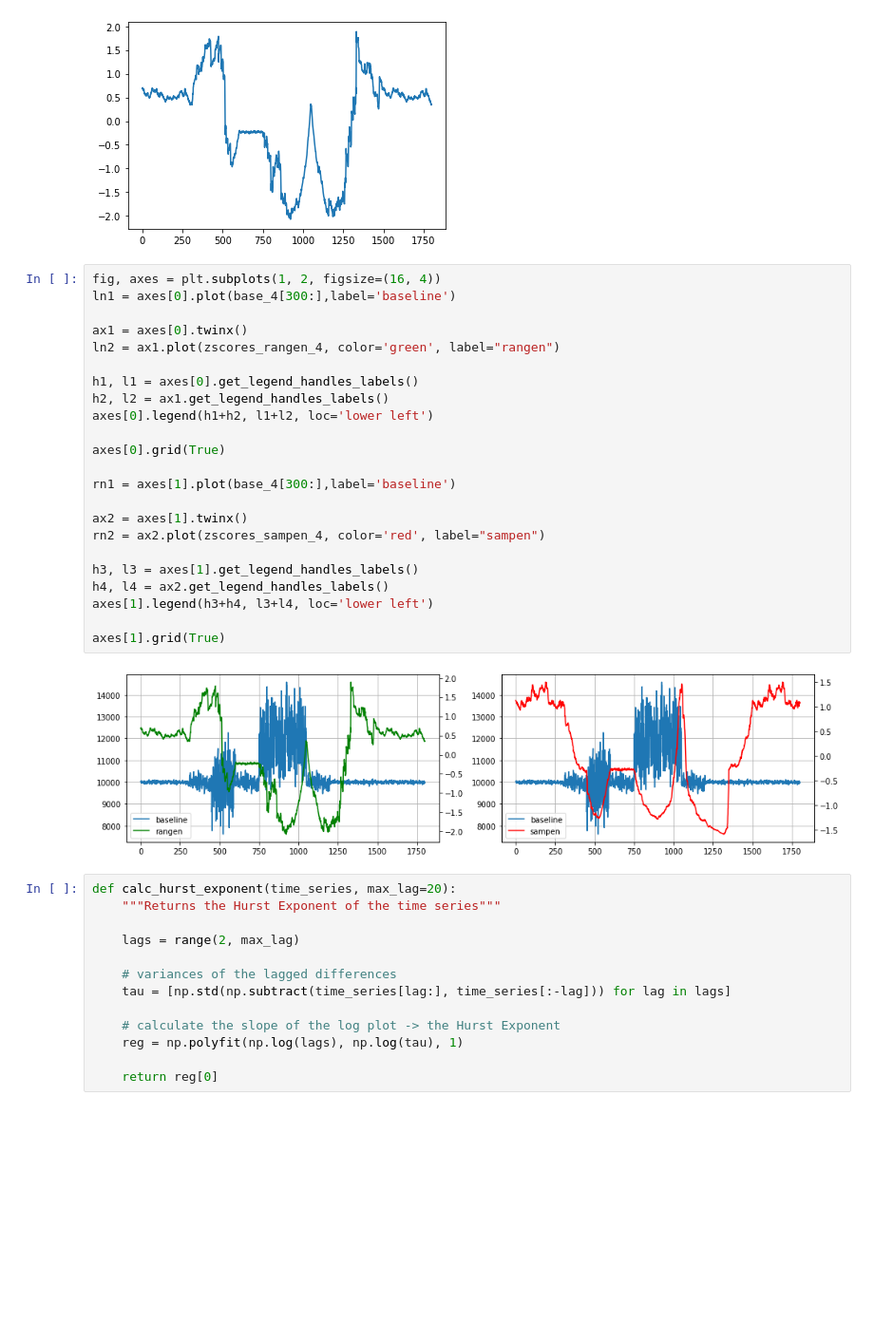
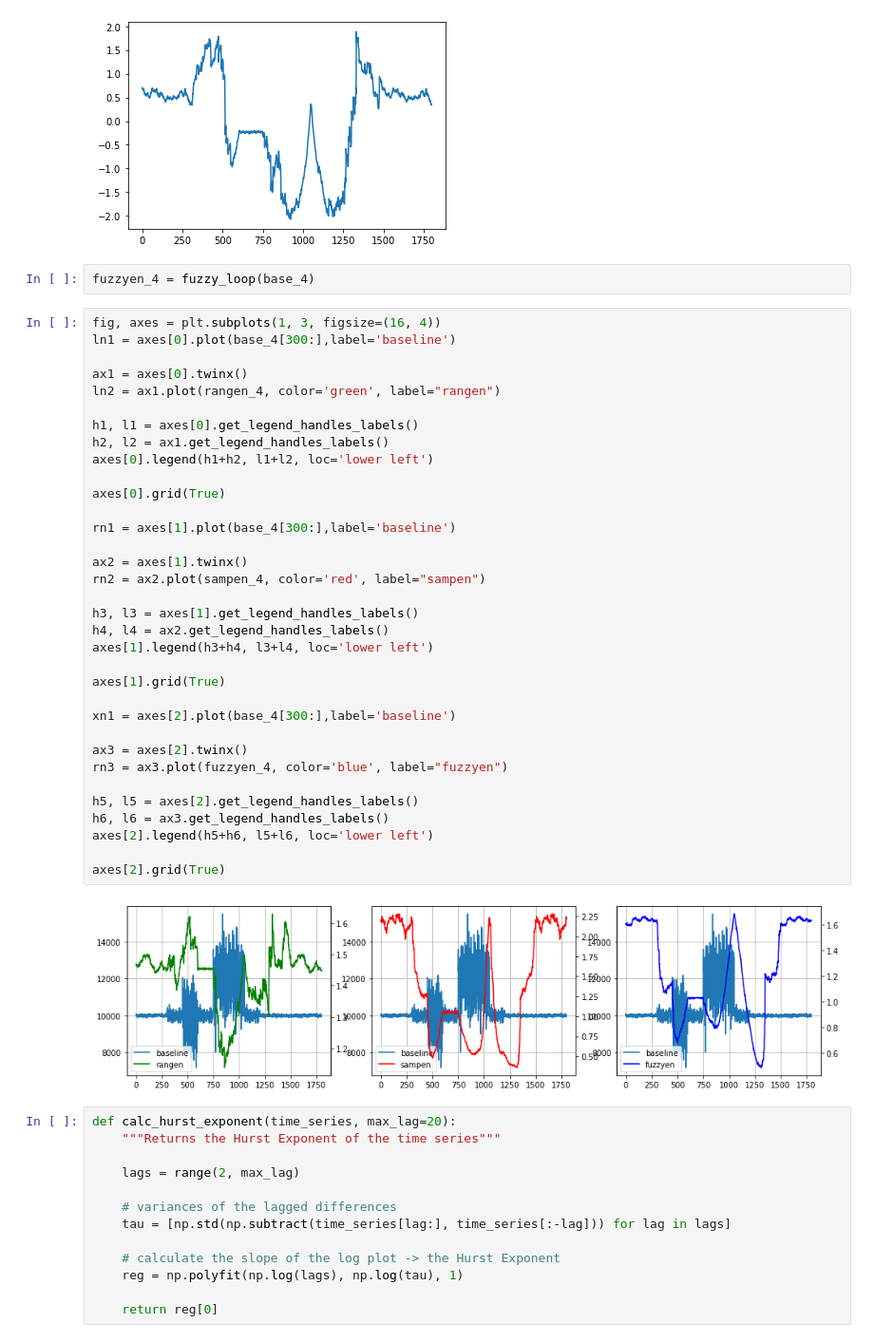
Before and after one commit to nnao45/jaist-my-jupyter, a Jupyter notebook: lab/notebook/local/test02.ipynb, the cells around one changed output. Shown: that part at 95% size. Cells and saved outputs as stored; diff of their text form; blank space fills up the shorter version.

```diff
--- a/lab/notebook/local/test02.ipynb
+++ b/lab/notebook/local/test02.ipynb
@@ -326,31 +325,44 @@ plt.plot(zscores_rangen_4)
 # %% [output]
 [<matplotlib.lines.Line2D at 0x...>]
 [figure]
+# %%
+fuzzyen_4 = fuzzy_loop(base_4)
 # %%
-fig, axes = plt.subplots(1, 2, figsize=(16, 4))
+fig, axes = plt.subplots(1, 3, figsize=(16, 4))
 ln1 = axes[0].plot(base_4[300:],label='baseline')
 
 ax1 = axes[0].twinx()
-ln2 = ax1.plot(zscores_rangen_4, color='green', label="rangen")
+ln2 = ax1.plot(rangen_4, color='green', label="rangen")
 
 h1, l1 = axes[0].get_legend_handles_labels()
 h2, l2 = ax1.get_legend_handles_labels()
 axes[0].legend(h1+h2, l1+l2, loc='lower left')
 
 axes[0].grid(True)
 
 rn1 = axes[1].plot(base_4[300:],label='baseline')
 
 ax2 = axes[1].twinx()
-rn2 = ax2.plot(zscores_sampen_4, color='red', label="sampen")
+rn2 = ax2.plot(sampen_4, color='red', label="sampen")
 
 h3, l3 = axes[1].get_legend_handles_labels()
 h4, l4 = ax2.get_legend_handles_labels()
 axes[1].legend(h3+h4, l3+l4, loc='lower left')
 
 axes[1].grid(True)
+
+xn1 = axes[2].plot(base_4[300:],label='baseline')
+
+ax3 = axes[2].twinx()
+rn3 = ax3.plot(fuzzyen_4, color='blue', label="fuzzyen")
+
+h5, l5 = axes[2].get_legend_handles_labels()
+h6, l6 = ax3.get_legend_handles_labels()
+axes[2].legend(h5+h6, l5+l6, loc='lower left')
+
+axes[2].grid(True)
 # %% [output]
-[figure, old version]
+[figure, new version]
 # %%
 def calc_hurst_exponent(time_series, max_lag=20):
     """Returns the Hurst Exponent of the time series"""
```
Also changed, not shown: parts of 19 cells of this notebook, 24 other files.
